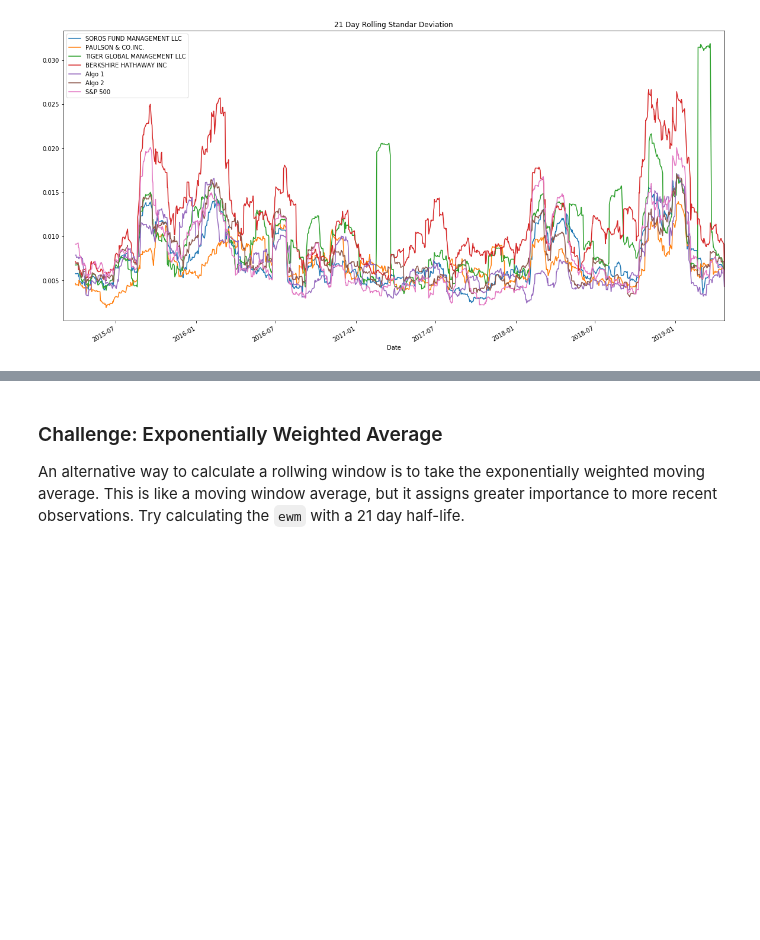
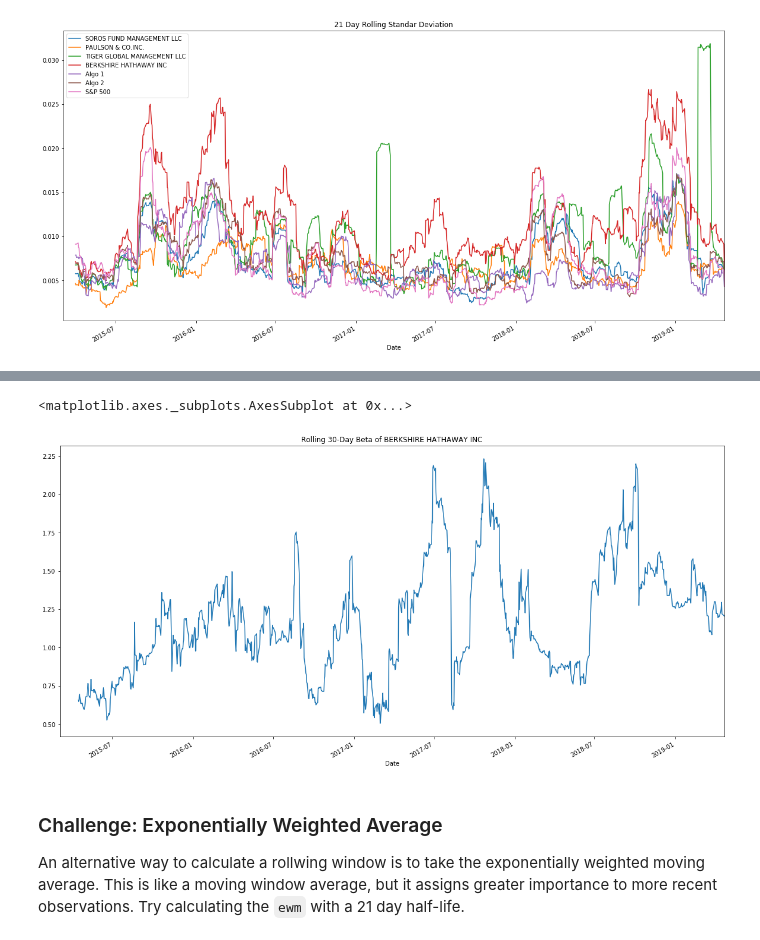
Before and after one commit to amejiali/pandas-homework, a Jupyter notebook: Starter_Code/whale_analysis.ipynb, the cells around one changed output, grey strips where cells are left out. Cells and saved outputs as stored; diff of their text form; code cells hidden in the pictures; blank space fills up the shorter version.

```diff
--- a/Starter_Code/whale_analysis.ipynb
+++ b/Starter_Code/whale_analysis.ipynb
@@ -322,3 +314,18 @@ joined_data_cols.rolling(window=21).std().plot(title="21 Day Rolling Standar Dev
+# %%
+# Calculate Beta for a single portfolio compared to the total market (S&P 500)
+# YOUR CODE HERE
+#covariance = joined_data_cols['BERKSHIRE HATHAWAY INC'].cov(joined_data_cols['S&P 500'])
+#covariance
+#variance = joined_data_cols['S&P 500'].var()
+#beta = covariance / variance
+#beta
+rolling_covariance = joined_data_cols['BERKSHIRE HATHAWAY INC'].rolling(window=30).cov(joined_data_cols['S&P 500'])
+rolling_variance = joined_data_cols['S&P 500'].rolling(window=30).var()
+rolling_beta = rolling_covariance / rolling_variance
+rolling_beta.plot(figsize=(20, 10), title='Rolling 30-Day Beta of BERKSHIRE HATHAWAY INC')
+# %% [output]
+<matplotlib.axes._subplots.AxesSubplot at 0x...>
+[figure, added]
 # %% [markdown]
 ### Challenge: Exponentially Weighted Average
 
```
Also changed, not shown: parts of 10 cells of this notebook.
